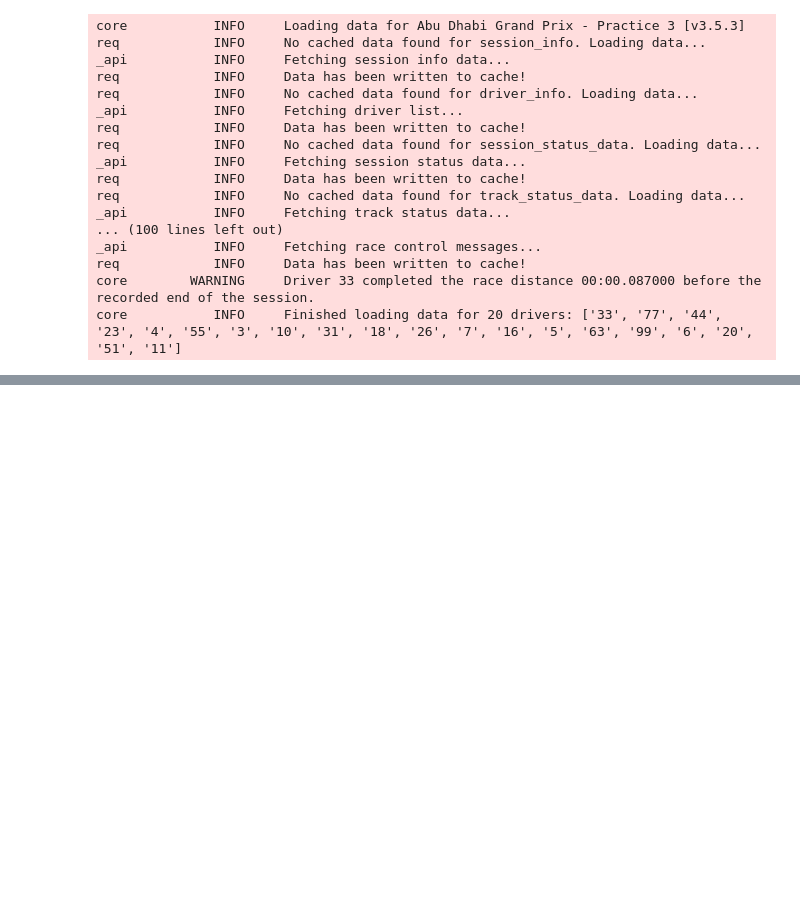
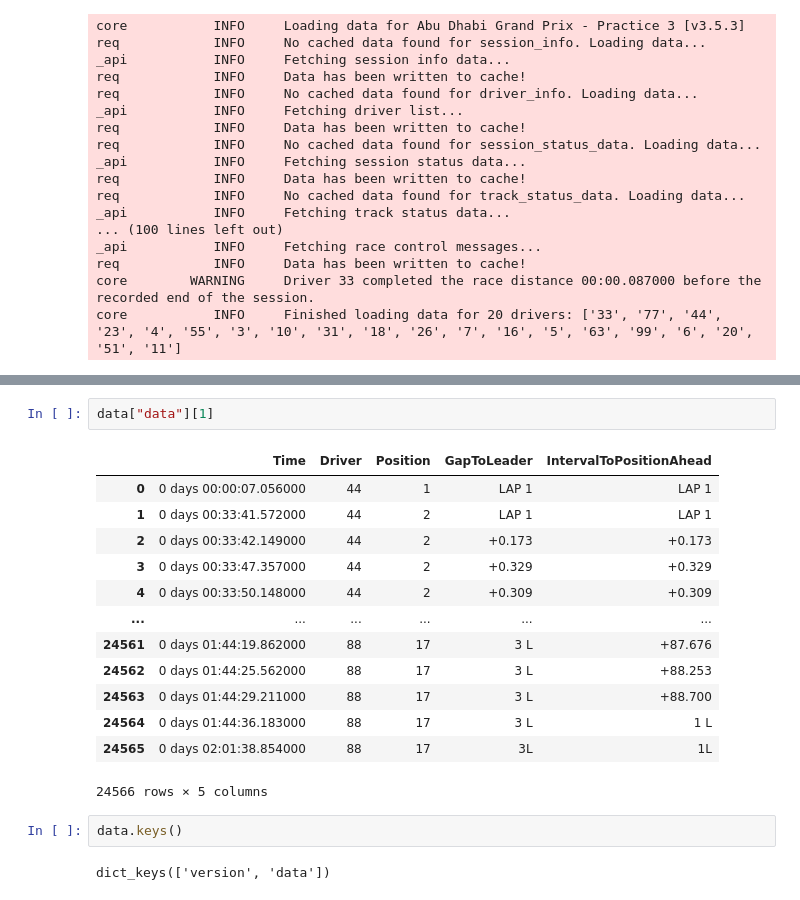
Before and after one commit to VaradRane12/F1nalyze, a Jupyter notebook: driver_standings.ipynb, the cells around one changed output, grey strips where cells are left out. Saved outputs shown, nothing was run; the diff lists cells and outputs as text; blank space fills up the shorter version.

```diff
--- a/driver_standings.ipynb
+++ b/driver_standings.ipynb
@@ -316,0 +346,20 @@ core           INFO     Finished loading data for 20 drivers: ['33', '77', '44',
+# %%
+data["data"][1]
+# %% [output]
+|  | Time | Driver | Position | GapToLeader | IntervalToPositionAhead |
+| 0 | 0 days 00:00:07.056000 | 44 | 1 | LAP 1 | LAP 1 |
+| 1 | 0 days 00:33:41.572000 | 44 | 2 | LAP 1 | LAP 1 |
+| 2 | 0 days 00:33:42.149000 | 44 | 2 | +0.173 | +0.173 |
+| 3 | 0 days 00:33:47.357000 | 44 | 2 | +0.329 | +0.329 |
+| 4 | 0 days 00:33:50.148000 | 44 | 2 | +0.309 | +0.309 |
+| ... | ... | ... | ... | ... | ... |
+| 24561 | 0 days 01:44:19.862000 | 88 | 17 | 3 L | +87.676 |
+| 24562 | 0 days 01:44:25.562000 | 88 | 17 | 3 L | +88.253 |
+| 24563 | 0 days 01:44:29.211000 | 88 | 17 | 3 L | +88.700 |
+| 24564 | 0 days 01:44:36.183000 | 88 | 17 | 3 L | 1 L |
+| 24565 | 0 days 02:01:38.854000 | 88 | 17 | 3L | 1L |
+24566 rows × 5 columns
+# %%
+data.keys()
+# %% [output]
+dict_keys(['version', 'data'])
```
Also changed, not shown: parts of 9 cells of this notebook, 8 other files.
